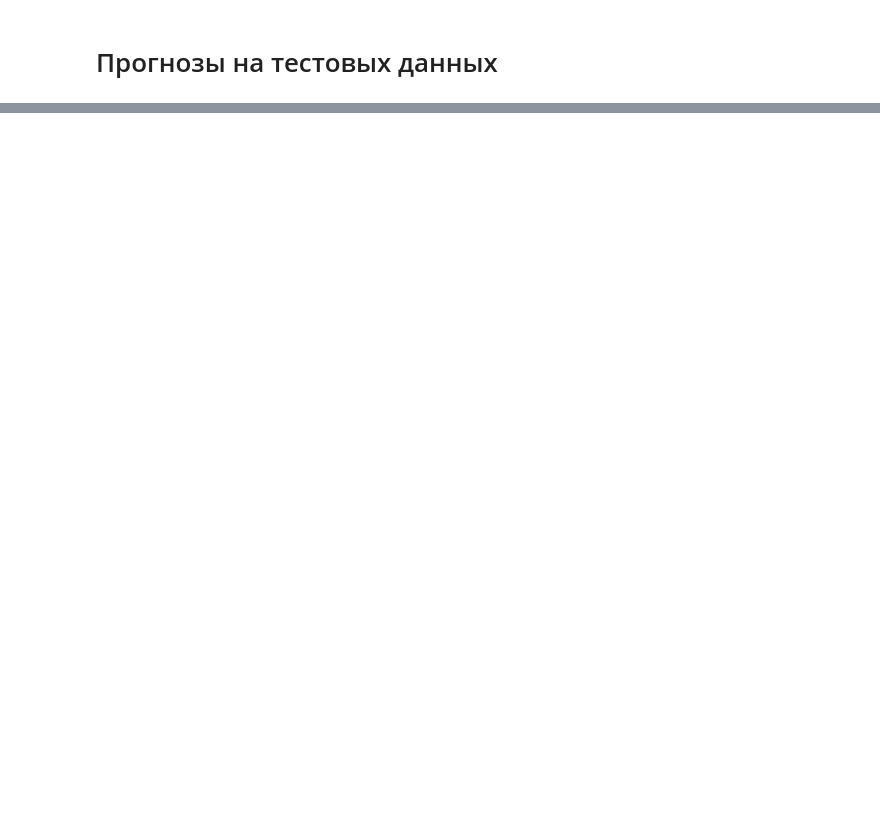
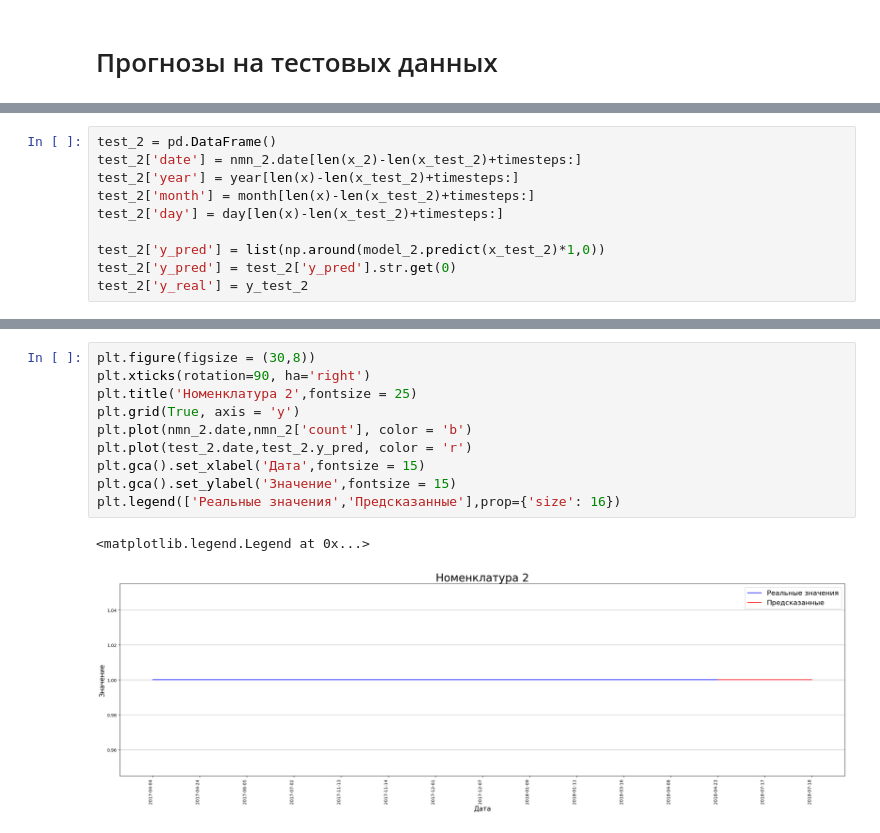
Before and after one commit to yarkalm/sale_regression, a Jupyter notebook: Clean_salest.ipynb, the cells around one changed output, grey strips where cells are left out. Saved outputs shown, nothing was run; the diff lists cells and outputs as text; blank space fills up the shorter version.

```diff
--- a/Clean_salest.ipynb
+++ b/Clean_salest.ipynb
@@ -140,0 +222,10 @@ model.save('best.h5')
+# %%
+test_2 = pd.DataFrame()
+test_2['date'] = nmn_2.date[len(x_2)-len(x_test_2)+timesteps:]
+test_2['year'] = year[len(x)-len(x_test_2)+timesteps:]
+test_2['month'] = month[len(x)-len(x_test_2)+timesteps:]
+test_2['day'] = day[len(x)-len(x_test_2)+timesteps:]
+
+test_2['y_pred'] = list(np.around(model_2.predict(x_test_2)*1,0))
+test_2['y_pred'] = test_2['y_pred'].str.get(0)
+test_2['y_real'] = y_test_2
@@ -140,0 +241,13 @@ model.save('best.h5')
+# %%
+plt.figure(figsize = (30,8))
+plt.xticks(rotation=90, ha='right')
+plt.title('Номенклатура 2',fontsize = 25)
+plt.grid(True, axis = 'y')
+plt.plot(nmn_2.date,nmn_2['count'], color = 'b')
+plt.plot(test_2.date,test_2.y_pred, color = 'r')
+plt.gca().set_xlabel('Дата',fontsize = 15)
+plt.gca().set_ylabel('Значение',fontsize = 15)
+plt.legend(['Реальные значения','Предсказанные'],prop={'size': 16})
+# %% [output]
+<matplotlib.legend.Legend at 0x...>
+[figure, added]
```
Also changed, not shown: parts of 36 cells of this notebook.
